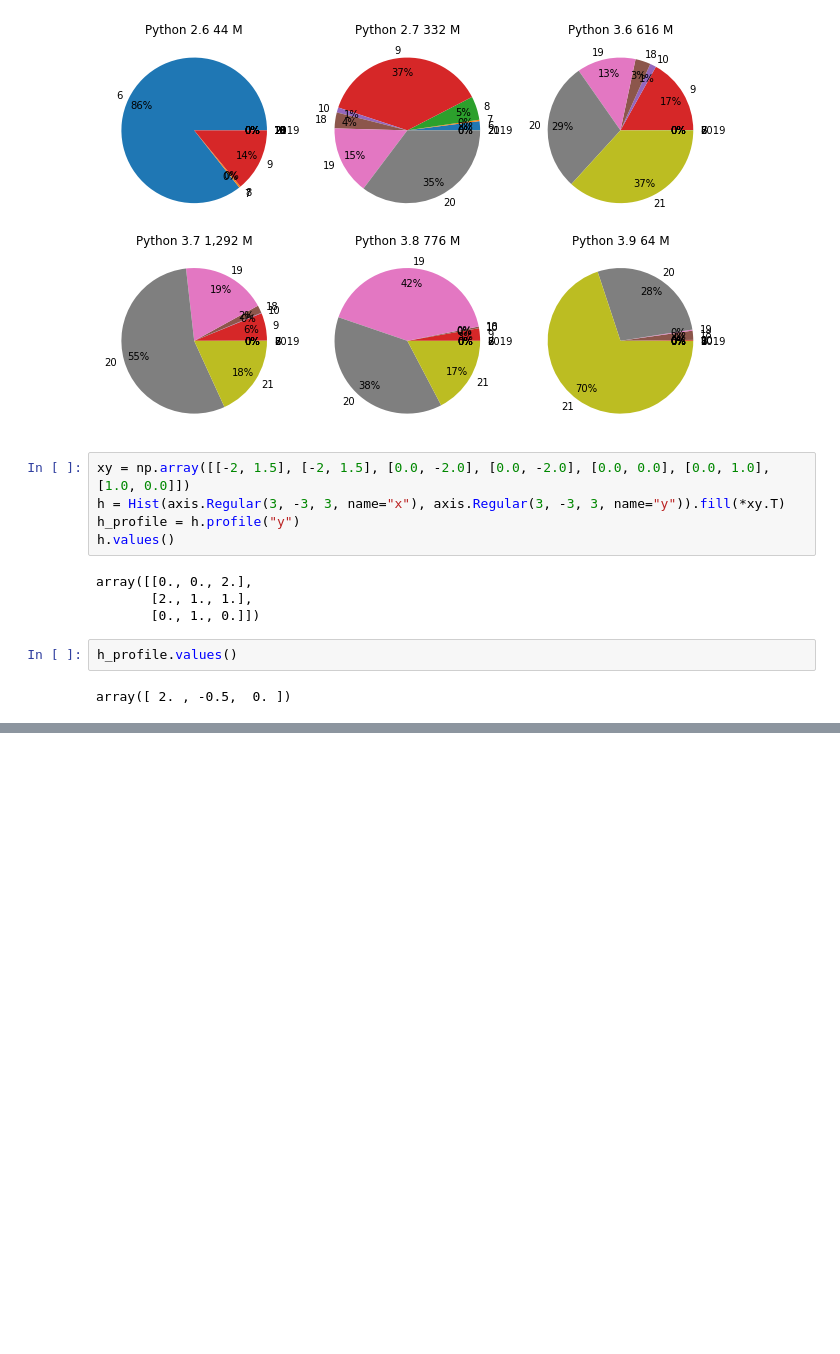
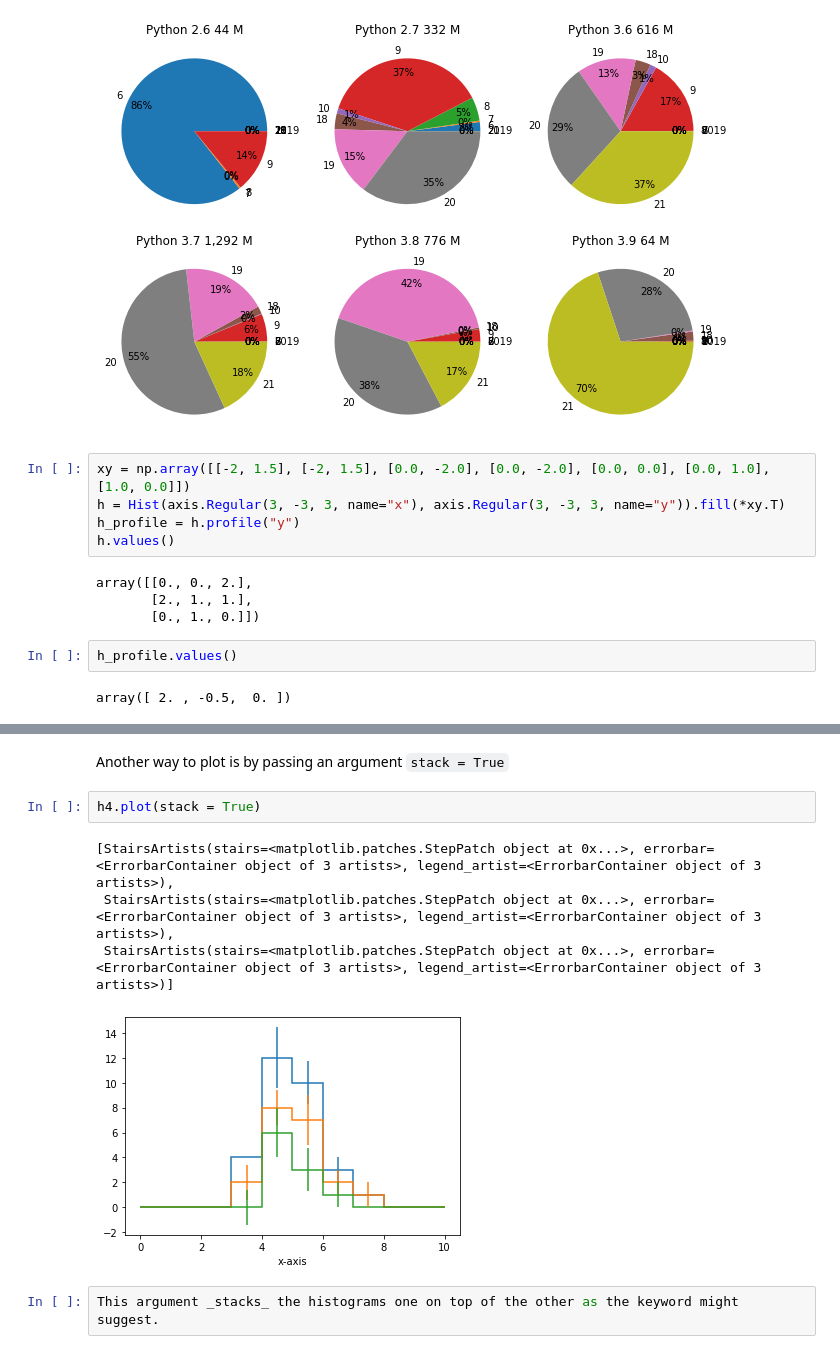
Before and after one commit to henryiii/histogram-tutorial, a Jupyter notebook: talk_2_bhn_hist.ipynb, the cells around one changed output, grey strips where cells are left out. Saved outputs shown, nothing was run; the diff lists cells and outputs as text; blank space fills up the shorter version.

```diff
--- a/talk_2_bhn_hist.ipynb
+++ b/talk_2_bhn_hist.ipynb
@@ -227,0 +270,11 @@ leave a slot for HistStack :)
+# %% [markdown]
+Another way to plot is by passing an argument `stack = True`
+# %%
+h4.plot(stack = True)
+# %% [output]
+[StairsArtists(stairs=<matplotlib.patches.StepPatch object at 0x...>, errorbar=<ErrorbarContainer object of 3 artists>, legend_artist=<ErrorbarContainer object of 3 artists>),
+ StairsArtists(stairs=<matplotlib.patches.StepPatch object at 0x...>, errorbar=<ErrorbarContainer object of 3 artists>, legend_artist=<ErrorbarContainer object of 3 artists>),
+ StairsArtists(stairs=<matplotlib.patches.StepPatch object at 0x...>, errorbar=<ErrorbarContainer object of 3 artists>, legend_artist=<ErrorbarContainer object of 3 artists>)]
+[figure, added]
+# %%
+This argument _stacks_ the histograms one on top of the other as the keyword might suggest.
```
Also changed, not shown: parts of 12 cells of this notebook.
